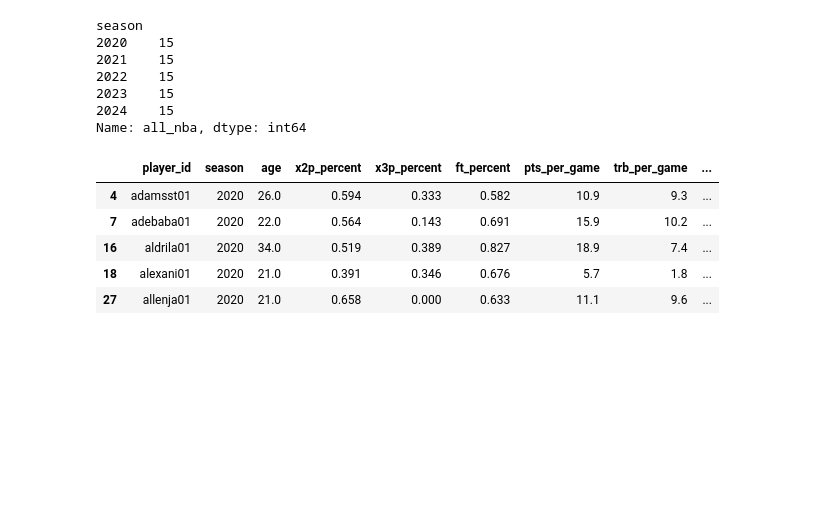
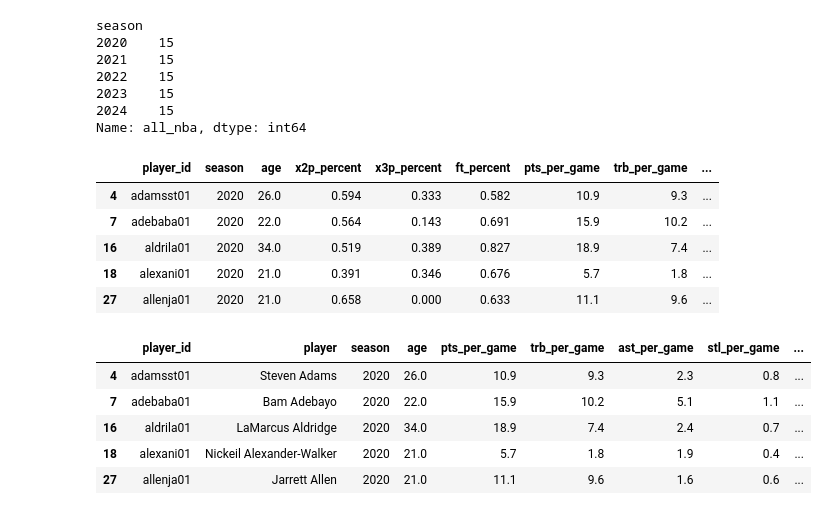
Before and after one commit to jackewings/All-NBA-Prediction, a Jupyter notebook: notebooks/01_data_prep.ipynb, the cells around one changed output. Saved outputs shown, nothing was run; the diff lists cells and outputs as text; code cells hidden in the pictures; blank space fills up the shorter version.

```diff
--- a/notebooks/01_data_prep.ipynb
+++ b/notebooks/01_data_prep.ipynb
@@ -196,6 +196,20 @@ player_stats_all_nba.head()
 | 16 | aldrila01 | 2020 | 34.0 | 0.519 | 0.389 | 0.827 | 18.9 | 7.4 | ... |
 | 18 | alexani01 | 2020 | 21.0 | 0.391 | 0.346 | 0.676 | 5.7 | 1.8 | ... |
 | 27 | allenja01 | 2020 | 21.0 | 0.658 | 0.000 | 0.633 | 11.1 | 9.6 | ... |
+# %%
+player_stats_all_nba = player_stats_all_nba[['player_id', 'player', 'season', 'age', 'pts_per_game', 'trb_per_game',
+                                             'ast_per_game', 'stl_per_game', 'blk_per_game', 'x2p_percent', 'x3p_percent',
+                                             'ft_percent', 'x3p_ar', 'f_tr', 'usg_percent', 'orb_percent', 'drb_percent',
+                                             'ows', 'dws', 'obpm', 'dbpm', 'all_nba']]
+
+player_stats_all_nba.head()
+# %% [output]
+|  | player_id | player | season | age | pts_per_game | trb_per_game | ast_per_game | stl_per_game | ... |
+| 4 | adamsst01 | Steven Adams | 2020 | 26.0 | 10.9 | 9.3 | 2.3 | 0.8 | ... |
+| 7 | adebaba01 | Bam Adebayo | 2020 | 22.0 | 15.9 | 10.2 | 5.1 | 1.1 | ... |
+| 16 | aldrila01 | LaMarcus Aldridge | 2020 | 34.0 | 18.9 | 7.4 | 2.4 | 0.7 | ... |
+| 18 | alexani01 | Nickeil Alexander-Walker | 2020 | 21.0 | 5.7 | 1.8 | 1.9 | 0.4 | ... |
+| 27 | allenja01 | Jarrett Allen | 2020 | 21.0 | 11.1 | 9.6 | 1.6 | 0.6 | ... |
 # %%
 player_stats_all_nba.to_csv(
     '/Users/jackewings/Documents/Projects/All-NBA-Prediction/data/processed/player_stats_all_nba.csv', index = False
```
Also changed, not shown: 1 other file.
